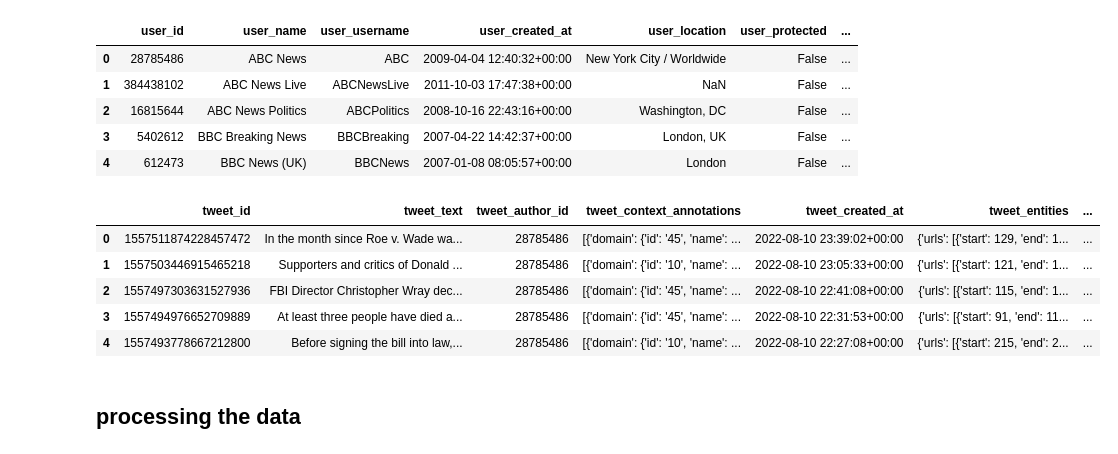
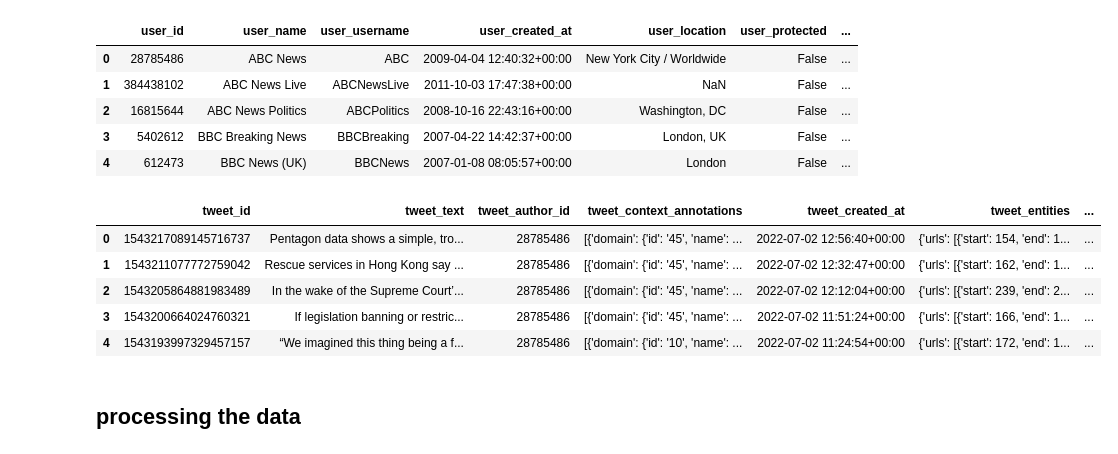
Before and after one commit to katherineskc/data_science_tweets_neutrality, a Jupyter notebook: preliminary_analysis.ipynb, the cells around one changed output. Cells and saved outputs as stored; diff of their text form; code cells hidden in the pictures.

```diff
--- a/preliminary_analysis.ipynb
+++ b/preliminary_analysis.ipynb
@@ -38,17 +38,17 @@ twitter_user_details_data.head()
 | 3 | 5402612 | BBC Breaking News | BBCBreaking | 2007-04-22 14:42:37+00:00 | London, UK | False | ... |
 | 4 | 612473 | BBC News (UK) | BBCNews | 2007-01-08 08:05:57+00:00 | London | False | ... |
 # %%
-# twitter_users_tweets_2022_july_data
+# twitter_combined_tweet_data from 2022/07/01 to 2022/08/15
 
-twitter_users_tweets_2022_july_august_data = pd.read_csv (r'/Users/katherina/data_science_tweets_neutrality/twitter_users_tweets_2022_july_august.csv')
-twitter_users_tweets_2022_july_august_data.head()
+twitter_combined_tweet_data = pd.read_csv (r'/Users/katherina/data_science_tweets_neutrality/twitter_combined_tweet_data.csv')
+twitter_combined_tweet_data.head()
 # %% [output]
 |  | tweet_id | tweet_text | tweet_author_id | tweet_context_annotations | tweet_created_at | tweet_entities | ... |
-| 0 | 1557511874228457472 | In the month since Roe v. Wade wa... | 28785486 | [{'domain': {'id': '45', 'name': ... | 2022-08-10 23:39:02+00:00 | {'urls': [{'start': 129, 'end': 1... | ... |
-| 1 | 1557503446915465218 | Supporters and critics of Donald ... | 28785486 | [{'domain': {'id': '10', 'name': ... | 2022-08-10 23:05:33+00:00 | {'urls': [{'start': 121, 'end': 1... | ... |
-| 2 | 1557497303631527936 | FBI Director Christopher Wray dec... | 28785486 | [{'domain': {'id': '45', 'name': ... | 2022-08-10 22:41:08+00:00 | {'urls': [{'start': 115, 'end': 1... | ... |
-| 3 | 1557494976652709889 | At least three people have died a... | 28785486 | [{'domain': {'id': '45', 'name': ... | 2022-08-10 22:31:53+00:00 | {'urls': [{'start': 91, 'end': 11... | ... |
-| 4 | 1557493778667212800 | Before signing the bill into law,... | 28785486 | [{'domain': {'id': '10', 'name': ... | 2022-08-10 22:27:08+00:00 | {'urls': [{'start': 215, 'end': 2... | ... |
+| 0 | 1543217089145716737 | Pentagon data shows a simple, tro... | 28785486 | [{'domain': {'id': '45', 'name': ... | 2022-07-02 12:56:40+00:00 | {'urls': [{'start': 154, 'end': 1... | ... |
+| 1 | 1543211077772759042 | Rescue services in Hong Kong say ... | 28785486 | [{'domain': {'id': '45', 'name': ... | 2022-07-02 12:32:47+00:00 | {'urls': [{'start': 162, 'end': 1... | ... |
+| 2 | 1543205864881983489 | In the wake of the Supreme Court’... | 28785486 | [{'domain': {'id': '45', 'name': ... | 2022-07-02 12:12:04+00:00 | {'urls': [{'start': 239, 'end': 2... | ... |
+| 3 | 1543200664024760321 | If legislation banning or restric... | 28785486 | [{'domain': {'id': '45', 'name': ... | 2022-07-02 11:51:24+00:00 | {'urls': [{'start': 166, 'end': 1... | ... |
+| 4 | 1543193997329457157 | “We imagined this thing being a f... | 28785486 | [{'domain': {'id': '10', 'name': ... | 2022-07-02 11:24:54+00:00 | {'urls': [{'start': 172, 'end': 1... | ... |
 # %% [markdown]
 ## processing the data
 # %%
```
Also changed, not shown: parts of 1 cell of this notebook, 2 other files.
